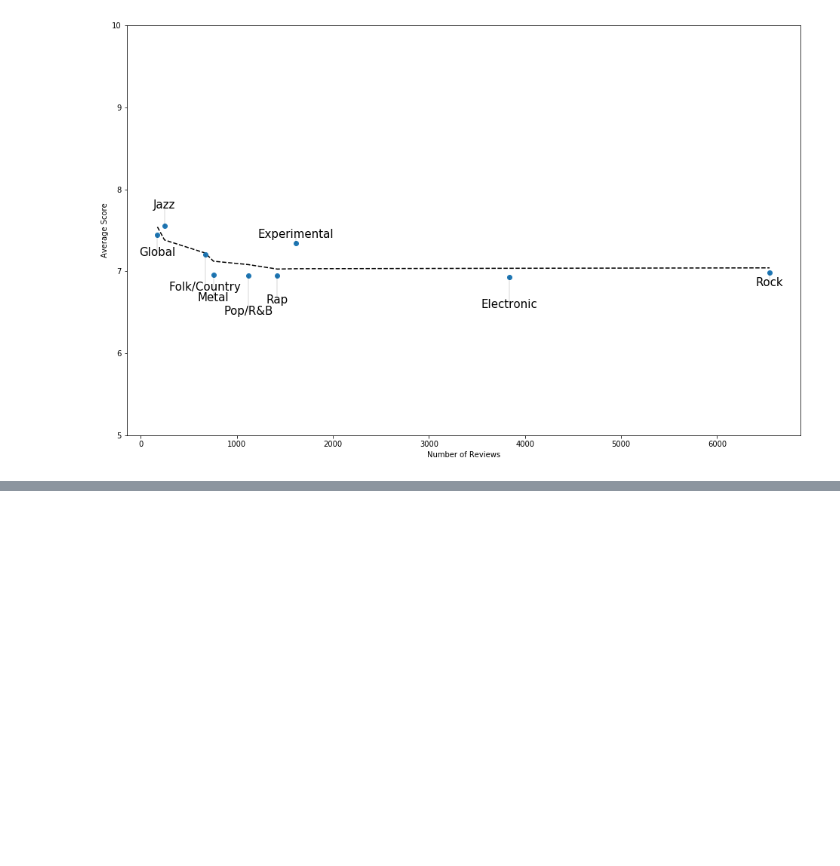
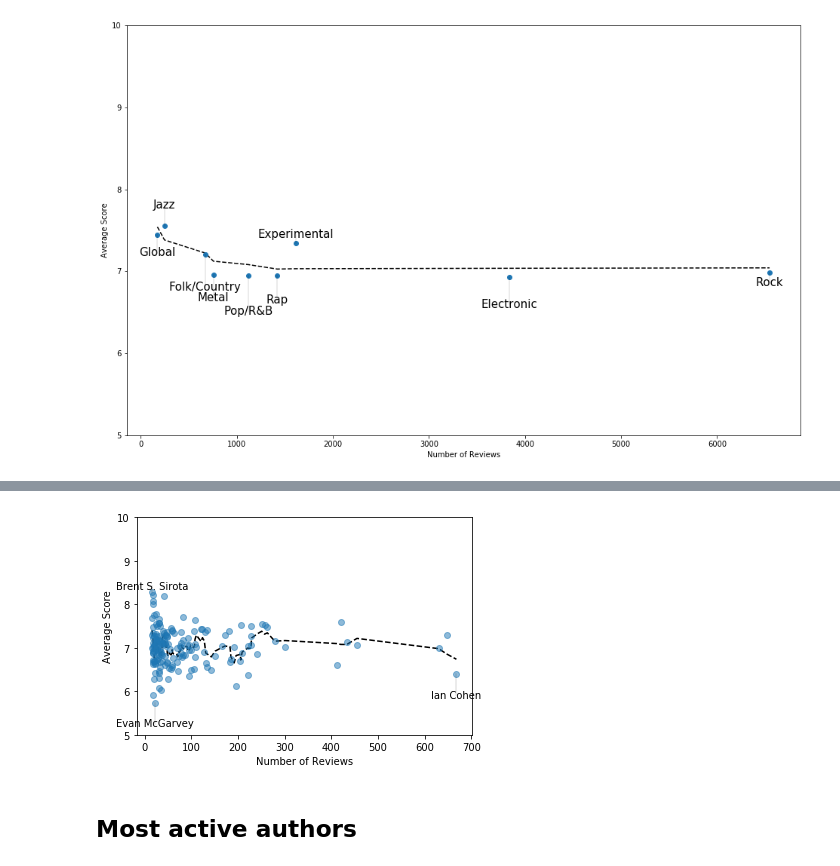
Before and after one commit to cfabian/pitchviews, a Jupyter notebook: numerical_analyses/score-exploration.ipynb, the cells around one changed output, grey strips where cells are left out. Saved outputs shown, nothing was run; the diff lists cells and outputs as text; code cells hidden in the pictures; blank space fills up the shorter version.

```diff
--- a/numerical_analyses/score-exploration.ipynb
+++ b/numerical_analyses/score-exploration.ipynb
@@ -225,0 +239,42 @@ plt.show()
+# %%
+g = datatable.groupby('authorName')
+table = g.rating.agg(('mean','std','count'))
+table['ratio'] = table['mean'] / table['count']
+
+# remove labels with only a handful of reviews
+table = table.loc[table['count'] > 15]
+
+# plot the average at each level of count
+avgline = table.groupby('count')['mean'].mean().reset_index()
+avgline['mean'] = savgol_filter(avgline['mean'], 5, 1)
+plt.plot(avgline['count'], avgline['mean'],'k--')
+
+# plot each author as a point
+plt.plot(table['count'], table['mean'],'o', alpha = 0.5)
+
+# identify some standouts
+items = [
+         table['mean'].idxmax(),
+         table['mean'].idxmin(),
+         table['count'].idxmax()
+        ]
+
+for idx in items:
+
+    x, y = table.loc[idx, 'count'], table.loc[idx, 'mean']
+    curr_avg = float(avgline.loc[avgline['count'] == x, 'mean'])
+
+    jitter = np.random.uniform(0.1, high = 0.5)
+    if y < curr_avg: jitter*= -1.0
+
+    plt.plot([x, x], [y, y + jitter], 'k-', alpha = 0.1)
+    plt.text(x, y + jitter, idx, ha = 'center', va = 'center')
+
+plt.ylabel('Average Score')
+plt.xlabel('Number of Reviews')
+plt.ylim([5, 10])
+plt.show()
+# %% [output]
+[figure, added]
+# %% [markdown]
+## Most active authors
```
Also changed, not shown: parts of 13 cells of this notebook.
